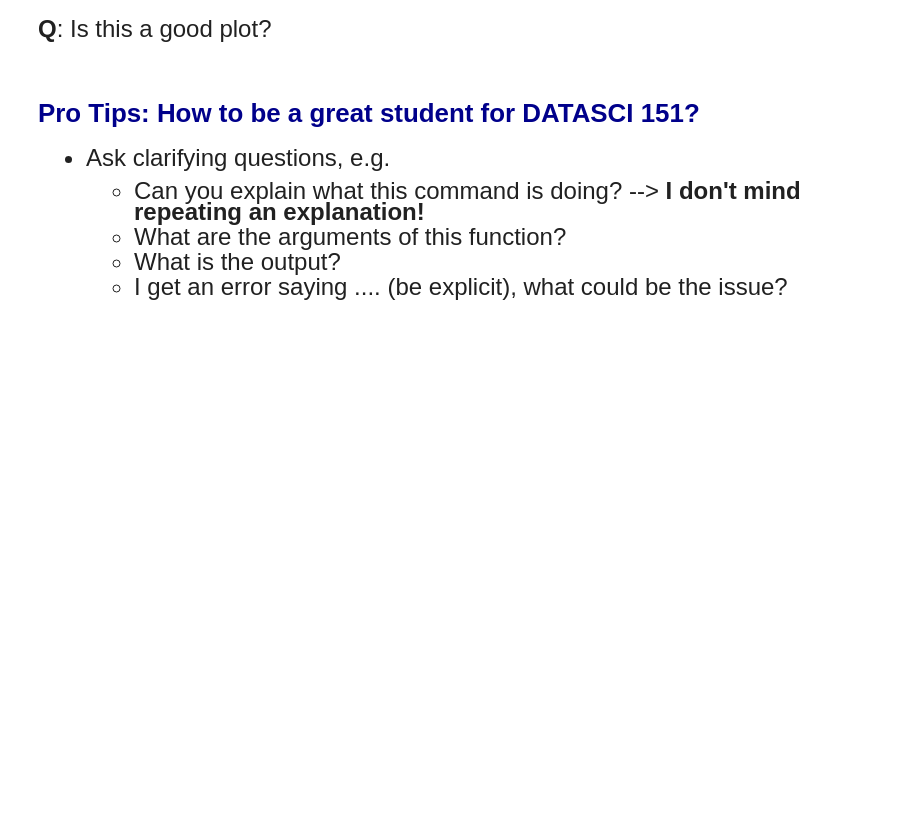
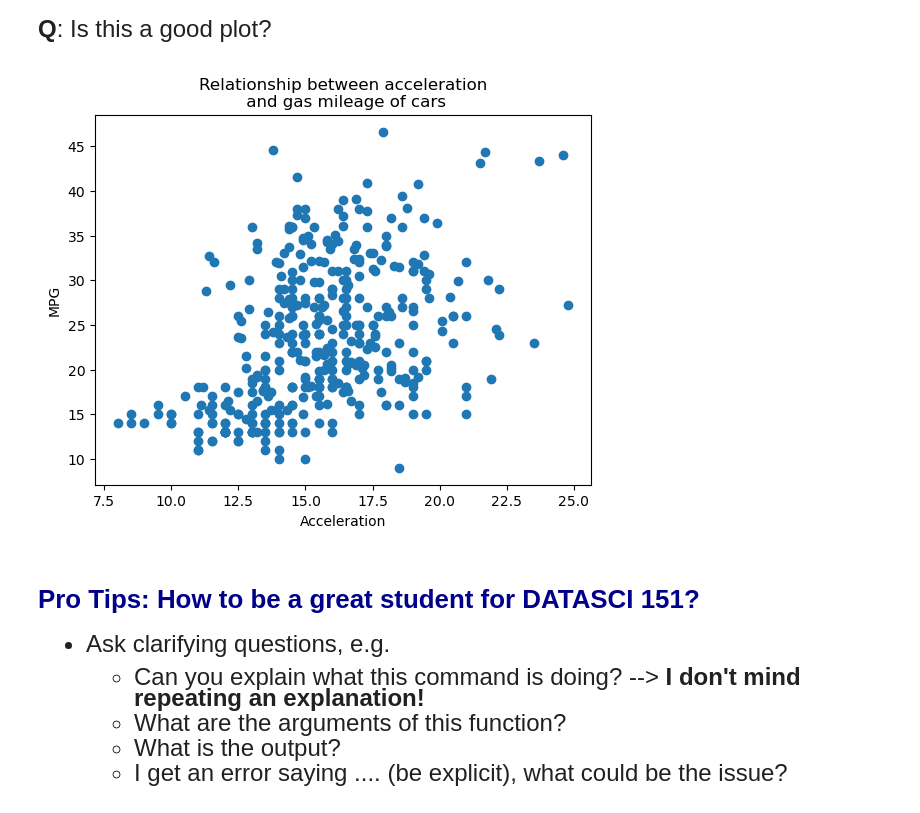
Before and after one commit to tessmgilmartin/datasci151spring2026, a Jupyter notebook: lecture_02/lecture_02_Tess.ipynb, the cells around one changed output. Cells and saved outputs as stored; diff of their text form; code cells hidden in the pictures; blank space fills up the shorter version.

```diff
--- a/lecture_02/lecture_02_Tess.ipynb
+++ b/lecture_02/lecture_02_Tess.ipynb
@@ -368,3 +371,12 @@ plt.show()
+# %%
+# Try another scatter plot with x = "acceleration"
+plt.scatter(x = carfeatures['acceleration'], y = carfeatures['mpg'])
+plt.xlabel("Acceleration")
+plt.ylabel("MPG")
+plt.title("Relationship between acceleration\n and gas mileage of cars")
+plt.show() ##NEED this command to distinguish different plots, if two plots in same chunk but missing this, it will conjoin
+# %% [output]
+[figure, added]
 # %% [markdown]
 
 
```
Also changed, not shown: parts of 7 cells of this notebook, 1 other file.
